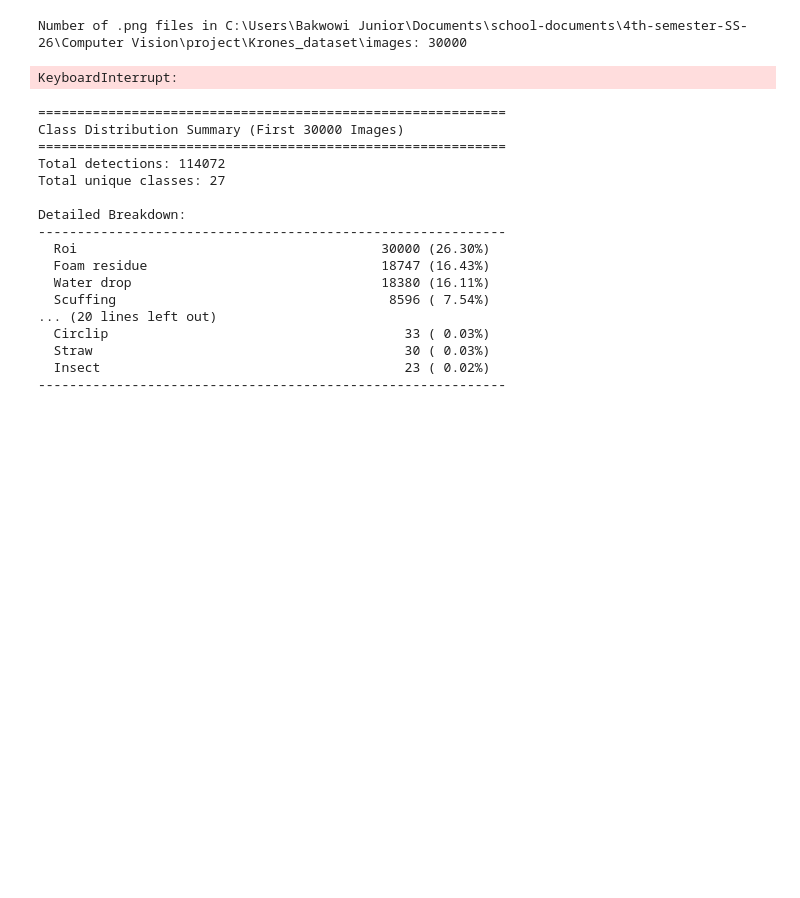
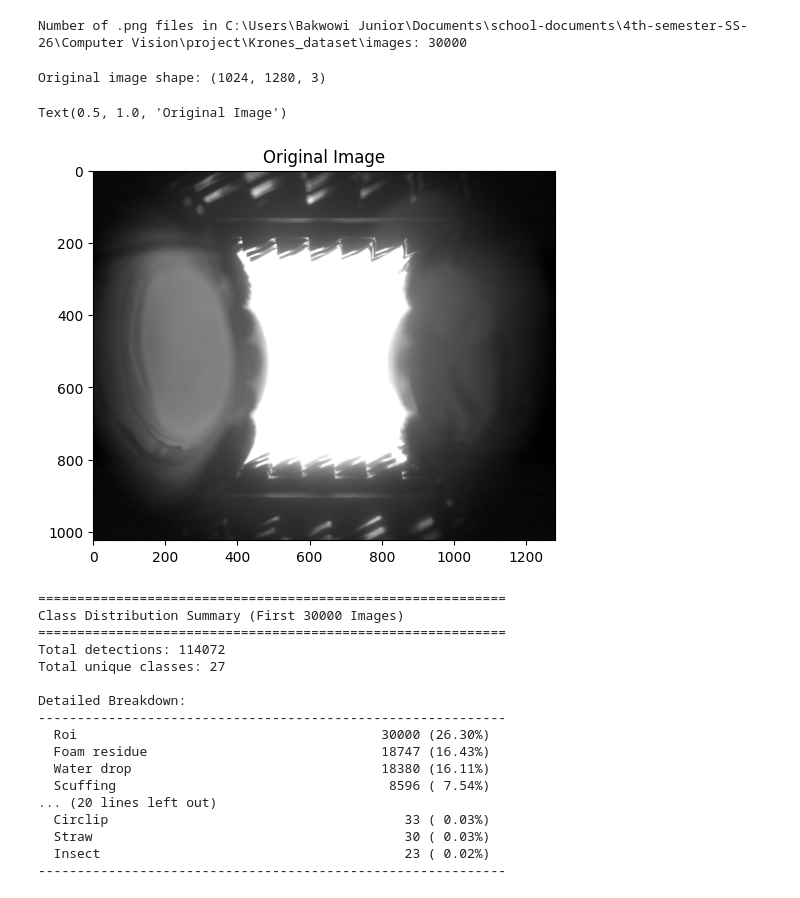
Before and after one commit to Bakwowi/bottle_inspection_model_cv, a Jupyter notebook: bottle_inspection.ipynb, the cells around one changed output. Drawn from its saved outputs; the diff is of its cells as text; code cells hidden in the pictures; blank space fills up the shorter version.

```diff
--- a/bottle_inspection.ipynb
+++ b/bottle_inspection.ipynb
@@ -210,41 +210,3 @@ txt_files = [f for f in os.listdir(labels_dir) if f.endswith('.png')]
 print(f"Number of .png files in {labels_dir}: {len(txt_files)}")
 # %% [output]
 Number of .png files in C:\Users\Bakwowi Junior\Documents\school-documents\4th-semester-SS-26\Computer Vision\project\Krones_dataset\images: 30000
-# %%
-# crop the images in the test_images directory
-def get_inference_crop(full_img, offset=50):
-    gray = cv2.medianBlur(cv2.cvtColor(full_img, cv2.COLOR_BGR2GRAY), 5)
-    circles = cv2.HoughCircles(gray, cv2.HOUGH_GRADIENT, 1.2, 100,
-                               param1=50, param2=30, minRadius=200, maxRadius=300)
-
-    if circles is not None:
-        # Strategy A: Use the Dynamic Circle
-        x, y, r = np.round(circles[0, 0]).astype("int")
-        return full_img[y-r-offset : y+r+offset, x-r-offset : x+r+offset], (x-r-offset, y-r-offset)
-    else:
-        # Strategy B: Fallback to the "Safe" ROI
-        # Use the fixed coordinates you used when you removed Hough Circles earlier
-        x, y, w, h = [400, 300, 600, 600]
-        return full_img[y:y+h, x:x+w], (x, y)
-
-def apply_clahe_to_crop(cropped_img):
-    # Apply CLAHE to the cropped image
-    lab = cv2.cvtColor(cropped_img, cv2.COLOR_BGR2LAB)
-    l, a, b = cv2.split(lab)
-    clahe = cv2.createCLAHE(clipLimit=2.0, tileGridSize=(8, 8))
-    cl = clahe.apply(l)
-    limg = cv2.merge((cl, a, b))
-    return cv2.cvtColor(limg, cv2.COLOR_LAB2BGR)
-
-test_dir = r"C:\Users\Bakwowi Junior\Documents\school-documents\4th-semester-SS-26\Computer Vision\project\Krones_dataset_cv\test_images"
-
-for img_file in tqdm(os.listdir(TEST_IMAGES_DIR), desc="Cropping test images", unit="image",
-                     ncols=80, bar_format="{l_bar}{bar}| {n_fmt}/{total_fmt} [{elapsed}<{remaining}, {rate_fmt}]"):
-    if img_file.endswith('.png'):
-        img_path = os.path.join(TEST_IMAGES_DIR, img_file)
-        full_img = cv2.imread(img_path)
-        cropped_img, (x_offset, y_offset) = get_inference_crop(full_img)
-        clahe_img = apply_clahe_to_crop(cropped_img)
-        cv2.imwrite(os.path.join(test_dir, img_file), clahe_img)
-# %% [output]
-KeyboardInterrupt:
@@ -251,3 +265,13 @@ KeyboardInterrupt:
+# %%
+# open one of the test images
+img = cv2.imread(r"C:\Users\Bakwowi Junior\Documents\school-documents\4th-semester-SS-26\Computer Vision\project\Krones_dataset\test_images\0d64352f-0cf6-498f-949a-6a8a6d8c8b6d_000000003648.png")
+print("Original image shape:", img.shape)
+plt.imshow(cv2.cvtColor(img, cv2.COLOR_BGR2RGB))
+plt.title("Original Image")
+# %% [output]
+Original image shape: (1024, 1280, 3)
+Text(0.5, 1.0, 'Original Image')
+[figure, added]
 # %%
 # Define the YOLO model and evolve hyperparameters
 model = YOLO('yolo26n.pt')
```
Also changed, not shown: parts of 1 cell of this notebook, 2 other files.
